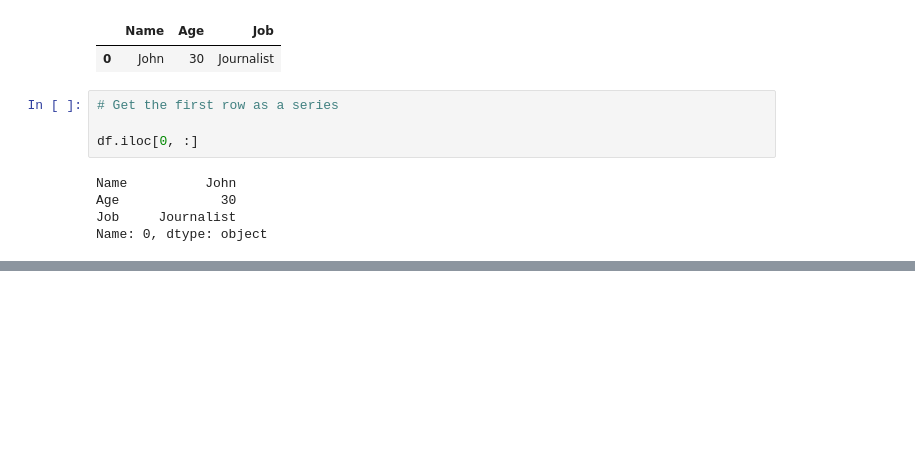
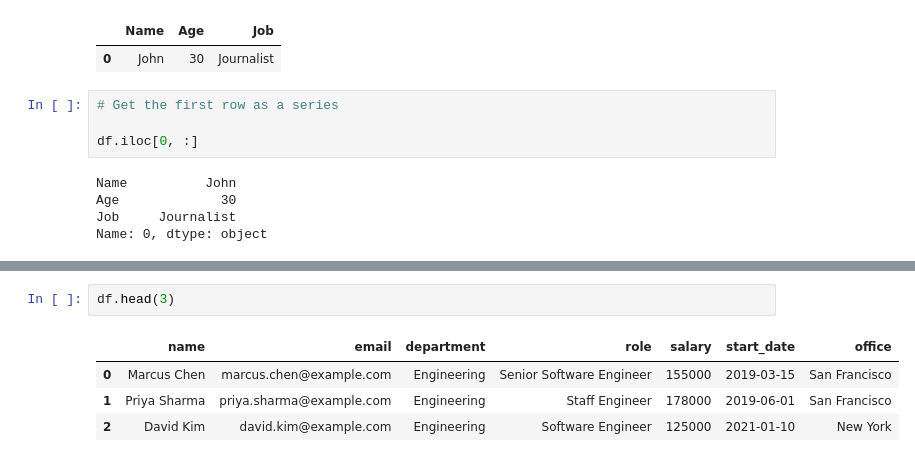
Before and after one commit to tahersaraf/tech-learning, a Jupyter notebook: python/libraries/pandas.ipynb, the cells around one changed output, grey strips where cells are left out. Cells and saved outputs as stored; diff of their text form; blank space fills up the shorter version.

```diff
--- a/python/libraries/pandas.ipynb
+++ b/python/libraries/pandas.ipynb
@@ -229,0 +294,7 @@ Examples of how to use iloc to select specific rows and columns by their integer
+# %%
+df.head(3)
+# %% [output]
+|  | name | email | department | role | salary | start_date | office |
+| 0 | Marcus Chen | marcus.chen@example.com | Engineering | Senior Software Engineer | 155000 | 2019-03-15 | San Francisco |
+| 1 | Priya Sharma | priya.sharma@example.com | Engineering | Staff Engineer | 178000 | 2019-06-01 | San Francisco |
+| 2 | David Kim | david.kim@example.com | Engineering | Software Engineer | 125000 | 2021-01-10 | New York |
```
Also changed, not shown: parts of 33 cells of this notebook, 2 other files.
